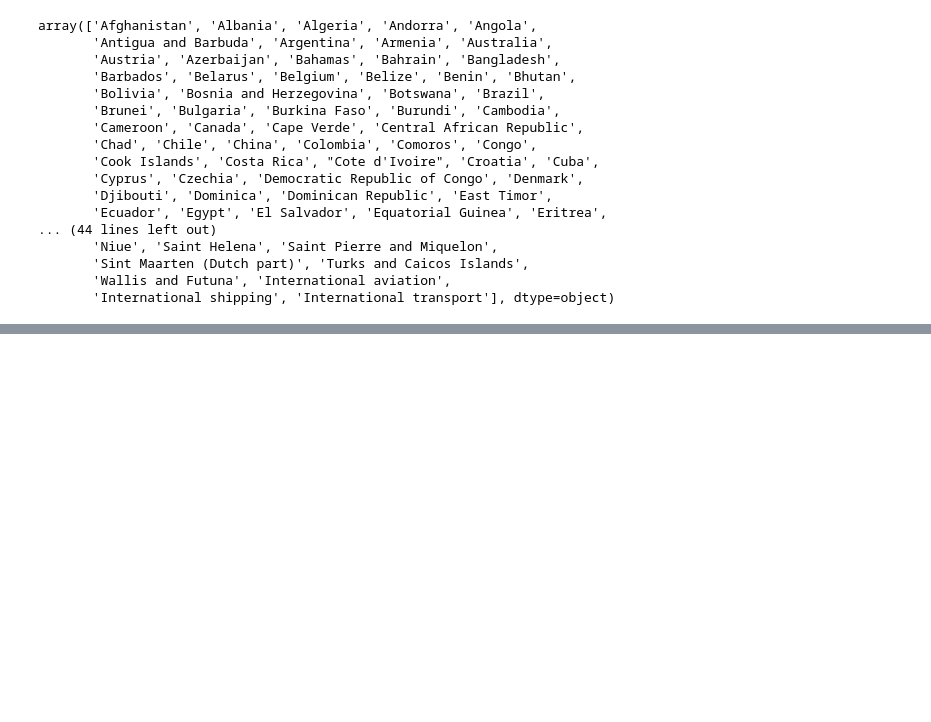
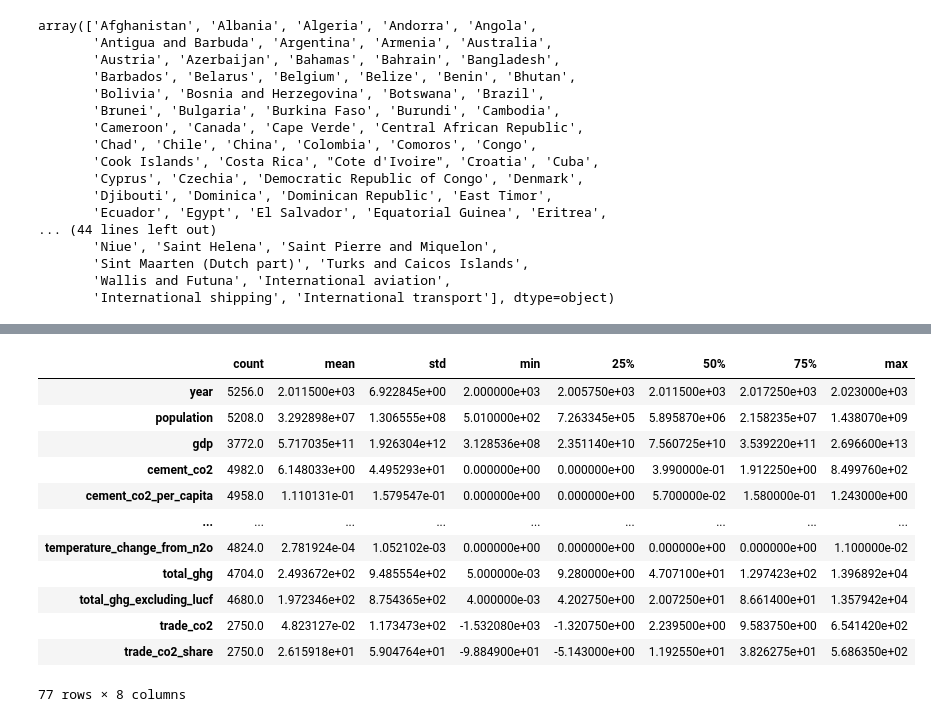
Before and after one commit to ana-nobre/Data-Driven-Insights-for-Multinationals-Global-CO2-Emissions, a Jupyter notebook: eda.ipynb, the cells around one changed output, grey strips where cells are left out. Drawn from its saved outputs; the diff is of its cells as text; code cells hidden in the pictures; blank space fills up the shorter version.

```diff
--- a/eda.ipynb
+++ b/eda.ipynb
@@ -225,0 +494,16 @@ df_filtrado_paises
+# %%
+df_filtrado.describe().T
+# %% [output]
+|  | count | mean | std | min | 25% | 50% | 75% | max |
+| year | 5256.0 | 2.011500e+03 | 6.922845e+00 | 2.000000e+03 | 2.005750e+03 | 2.011500e+03 | 2.017250e+03 | 2.023000e+03 |
+| population | 5208.0 | 3.292898e+07 | 1.306555e+08 | 5.010000e+02 | 7.263345e+05 | 5.895870e+06 | 2.158235e+07 | 1.438070e+09 |
+| gdp | 3772.0 | 5.717035e+11 | 1.926304e+12 | 3.128536e+08 | 2.351140e+10 | 7.560725e+10 | 3.539220e+11 | 2.696600e+13 |
+| cement_co2 | 4982.0 | 6.148033e+00 | 4.495293e+01 | 0.000000e+00 | 0.000000e+00 | 3.990000e-01 | 1.912250e+00 | 8.499760e+02 |
+| cement_co2_per_capita | 4958.0 | 1.110131e-01 | 1.579547e-01 | 0.000000e+00 | 0.000000e+00 | 5.700000e-02 | 1.580000e-01 | 1.243000e+00 |
+| ... | ... | ... | ... | ... | ... | ... | ... | ... |
+| temperature_change_from_n2o | 4824.0 | 2.781924e-04 | 1.052102e-03 | 0.000000e+00 | 0.000000e+00 | 0.000000e+00 | 0.000000e+00 | 1.100000e-02 |
+| total_ghg | 4704.0 | 2.493672e+02 | 9.485554e+02 | 5.000000e-03 | 9.280000e+00 | 4.707100e+01 | 1.297423e+02 | 1.396892e+04 |
+| total_ghg_excluding_lucf | 4680.0 | 1.972346e+02 | 8.754365e+02 | 4.000000e-03 | 4.202750e+00 | 2.007250e+01 | 8.661400e+01 | 1.357942e+04 |
+| trade_co2 | 2750.0 | 4.823127e-02 | 1.173473e+02 | -1.532080e+03 | -1.320750e+00 | 2.239500e+00 | 9.583750e+00 | 6.541420e+02 |
+| trade_co2_share | 2750.0 | 2.615918e+01 | 5.904764e+01 | -9.884900e+01 | -5.143000e+00 | 1.192550e+01 | 3.826275e+01 | 5.686350e+02 |
+77 rows × 8 columns
```
Also changed, not shown: parts of 14 cells of this notebook, 3 other files.
